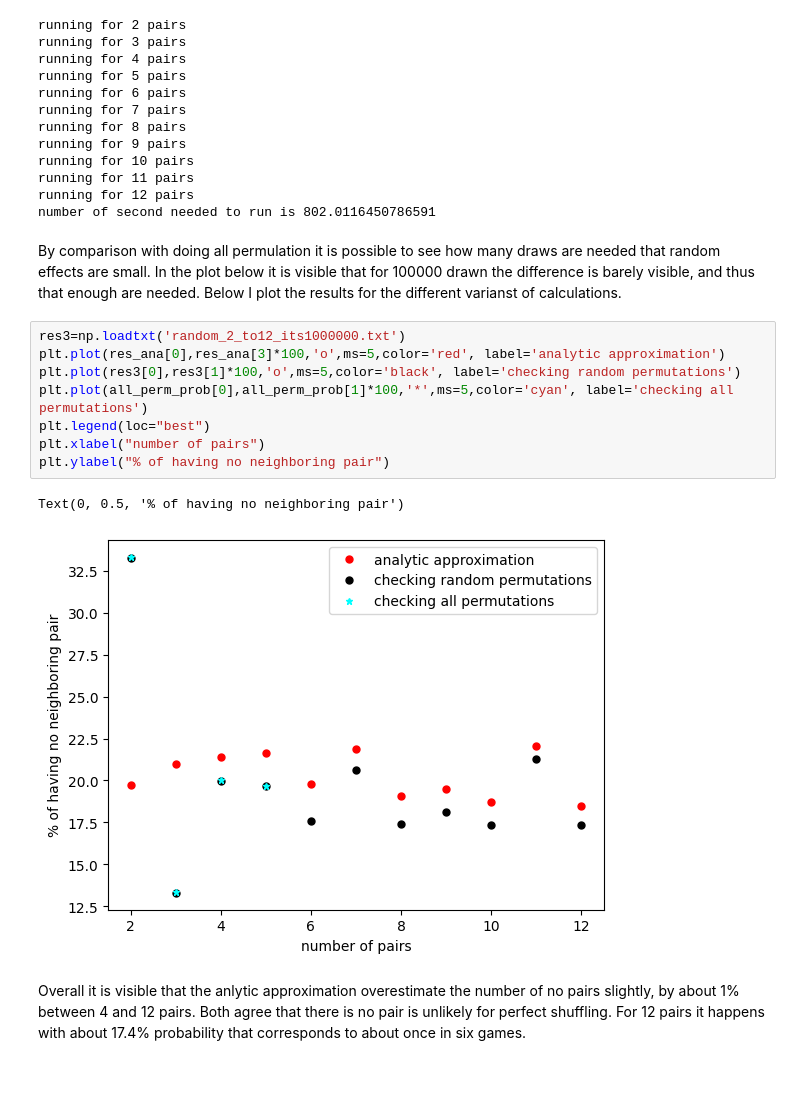
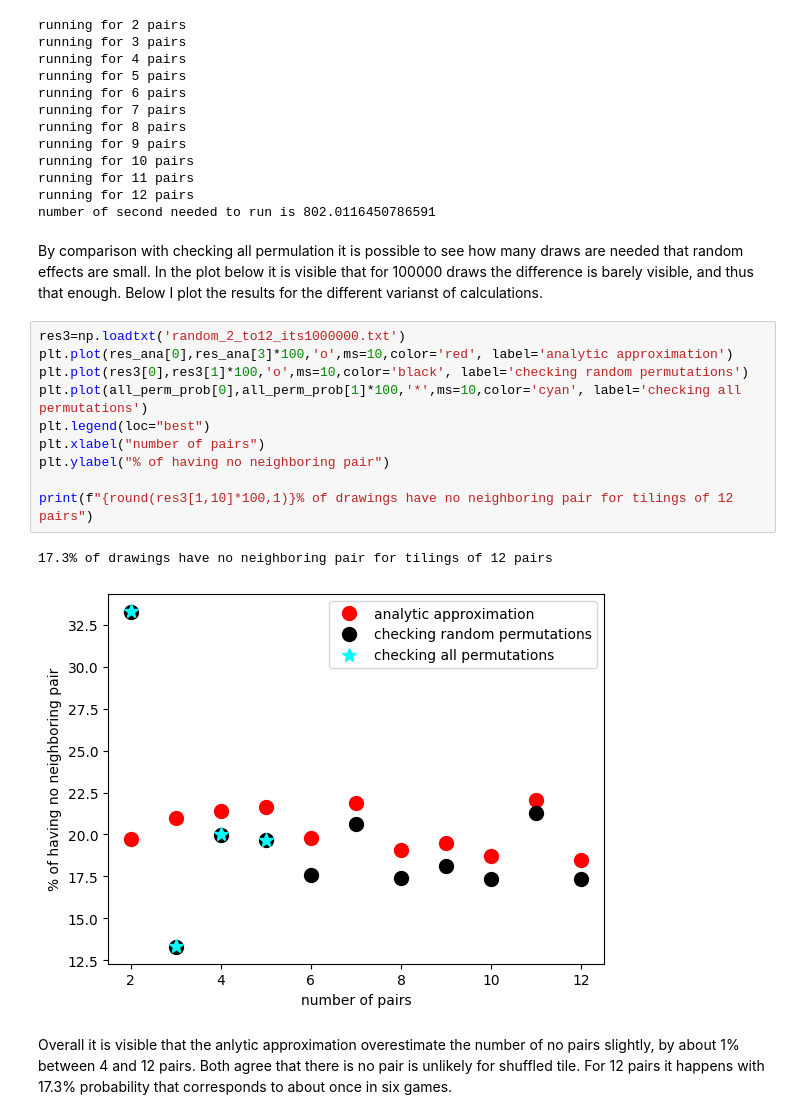
Before and after one commit to tkfritz/memory-neighbors, a Jupyter notebook: memory_neighbors_simple.ipynb, the cells around one changed output. Drawn from its saved outputs; the diff is of its cells as text; blank space fills up the shorter version.

Commit message:
Working on work down text

```diff
--- a/memory_neighbors_simple.ipynb
+++ b/memory_neighbors_simple.ipynb
@@ -189,18 +189,20 @@ running for 11 pairs
 running for 12 pairs
 number of second needed to run is 802.0116450786591
 # %% [markdown]
-By comparison with doing all permulation it is possible to see how many draws are needed that random effects are small. In the plot below it is visible that for 100000 drawn the difference is barely visible, and thus that enough are needed.
+By comparison with checking all permulation it is possible to see how many draws are needed that random effects are small. In the plot below it is visible that for 100000 draws the difference is barely visible, and thus that enough.
 Below I plot the results for the different varianst of calculations.
 # %%
 res3=np.loadtxt('random_2_to12_its1000000.txt')
-plt.plot(res_ana[0],res_ana[3]*100,'o',ms=5,color='red', label='analytic approximation')
-plt.plot(res3[0],res3[1]*100,'o',ms=5,color='black', label='checking random permutations')
-plt.plot(all_perm_prob[0],all_perm_prob[1]*100,'*',ms=5,color='cyan', label='checking all permutations')
+plt.plot(res_ana[0],res_ana[3]*100,'o',ms=10,color='red', label='analytic approximation')
+plt.plot(res3[0],res3[1]*100,'o',ms=10,color='black', label='checking random permutations')
+plt.plot(all_perm_prob[0],all_perm_prob[1]*100,'*',ms=10,color='cyan', label='checking all permutations')
 plt.legend(loc="best")
 plt.xlabel("number of pairs")
 plt.ylabel("% of having no neighboring pair")
+
+print(f"{round(res3[1,10]*100,1)}% of drawings have no neighboring pair for tilings of 12 pairs")
 # %% [output]
-Text(0, 0.5, '% of having no neighboring pair')
+17.3% of drawings have no neighboring pair for tilings of 12 pairs
-[figure, old version]
+[figure, new version]
 # %% [markdown]
-Overall it is visible that the anlytic approximation overestimate the number of no pairs slightly, by about 1% between 4 and 12 pairs. Both agree that there is no pair is unlikely for perfect shuffling. For 12 pairs it happens with about 17.4% probability that corresponds to about once in six games.
+Overall it is visible that the anlytic approximation overestimate the number of no pairs slightly, by about 1% between 4 and 12 pairs. Both agree that there is no pair is unlikely for shuffled tile. For 12 pairs it happens with 17.3% probability that corresponds to about once in six games.
```
Also changed, not shown: parts of 10 cells of this notebook.
